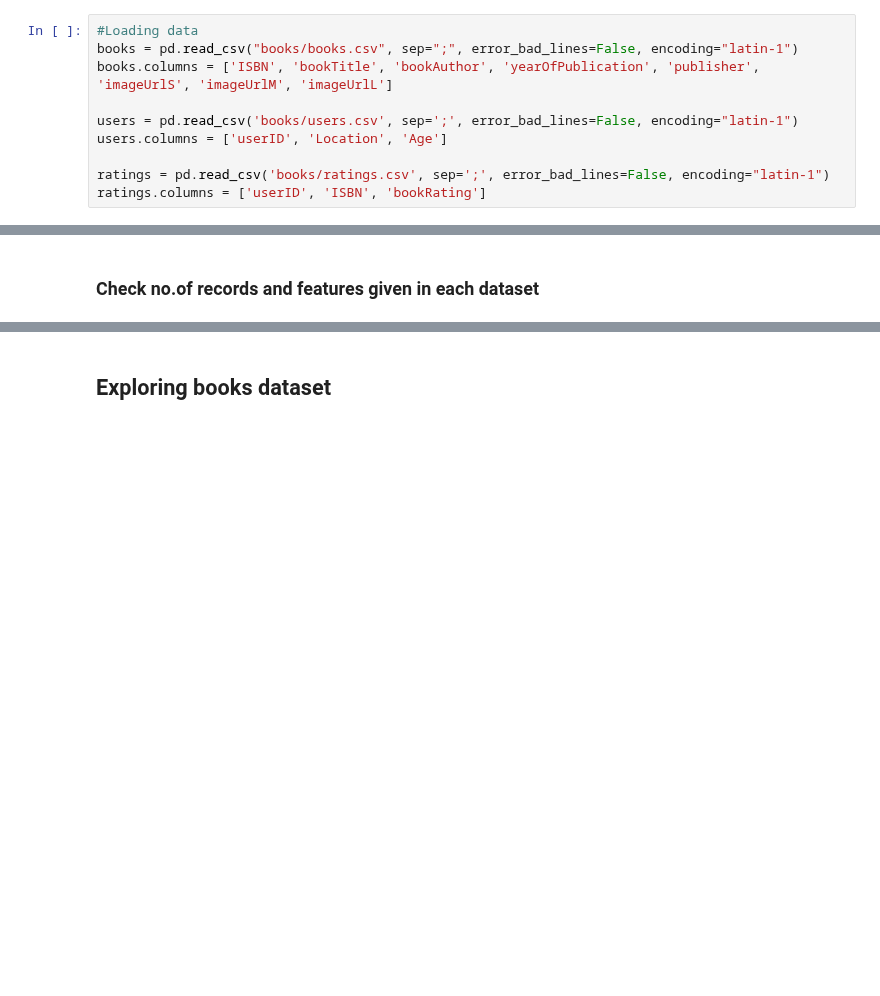
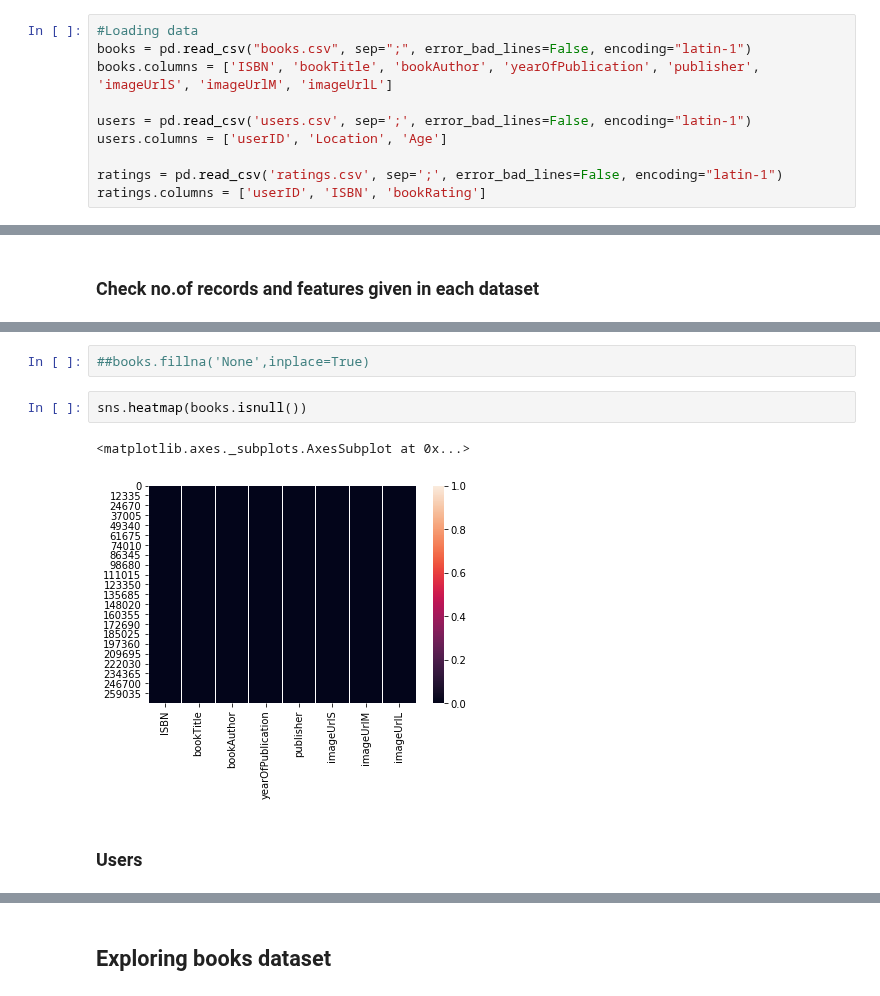
Before and after one commit to GreatLearningAIML1/chennai-aug-batch-senthilvelavan, a Jupyter notebook: Residency5-External/R5_External_Collaborative Filtering based Recommendation System_Questions.ipynb, the cells around one changed output, grey strips where cells are left out. Cells and saved outputs as stored; diff of their text form; blank space fills up the shorter version.

```diff
--- a/Residency5-External/R5_External_Collaborative Filtering based Recommendation System_Questions.ipynb
+++ b/Residency5-External/R5_External_Collaborative Filtering based Recommendation System_Questions.ipynb
@@ -13,12 +19,12 @@ This project entails building a Book Recommender System for users based on user-
 # %%
 #Loading data
-books = pd.read_csv("books/books.csv", sep=";", error_bad_lines=False, encoding="latin-1")
+books = pd.read_csv("books.csv", sep=";", error_bad_lines=False, encoding="latin-1")
 books.columns = ['ISBN', 'bookTitle', 'bookAuthor', 'yearOfPublication', 'publisher', 'imageUrlS', 'imageUrlM', 'imageUrlL']
 
-users = pd.read_csv('books/users.csv', sep=';', error_bad_lines=False, encoding="latin-1")
+users = pd.read_csv('users.csv', sep=';', error_bad_lines=False, encoding="latin-1")
 users.columns = ['userID', 'Location', 'Age']
 
-ratings = pd.read_csv('books/ratings.csv', sep=';', error_bad_lines=False, encoding="latin-1")
+ratings = pd.read_csv('ratings.csv', sep=';', error_bad_lines=False, encoding="latin-1")
 ratings.columns = ['userID', 'ISBN', 'bookRating']
 # %% [output]
 b'Skipping line 6452: expected 8 fields, saw 9\nSkipping line 43667: expected 8 fields, saw 10\nSkipping line 51751: expected 8 fields, saw 9\n'
@@ -29,0 +71,9 @@ b'Skipping line 209388: expected 8 fields, saw 9\nSkipping line 220626: expected
+# %%
+##books.fillna('None',inplace=True)
+# %%
+sns.heatmap(books.isnull())
+# %% [output]
+<matplotlib.axes._subplots.AxesSubplot at 0x...>
+[figure, added]
+# %% [markdown]
+<h3>Users</h3>
```
Also changed, not shown: parts of 101 cells of this notebook.
